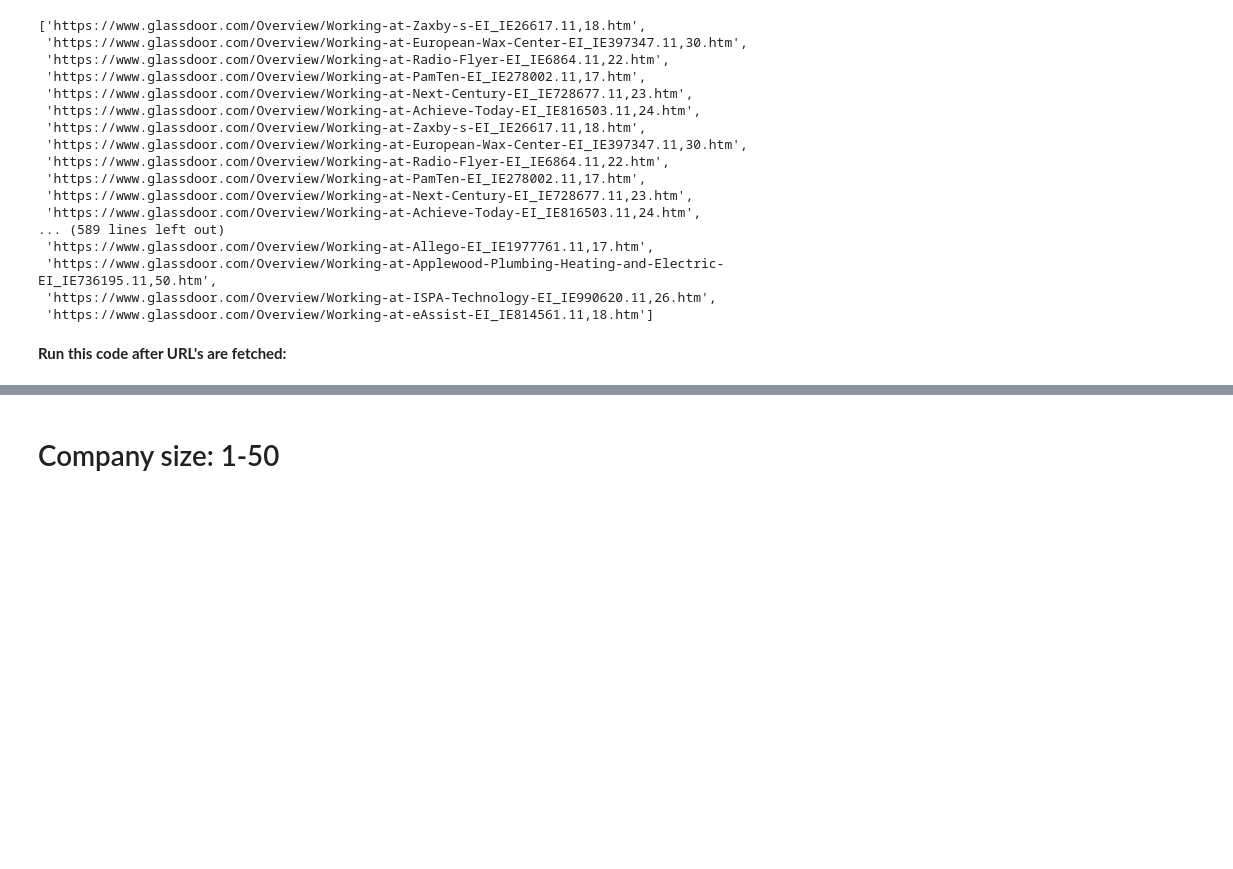
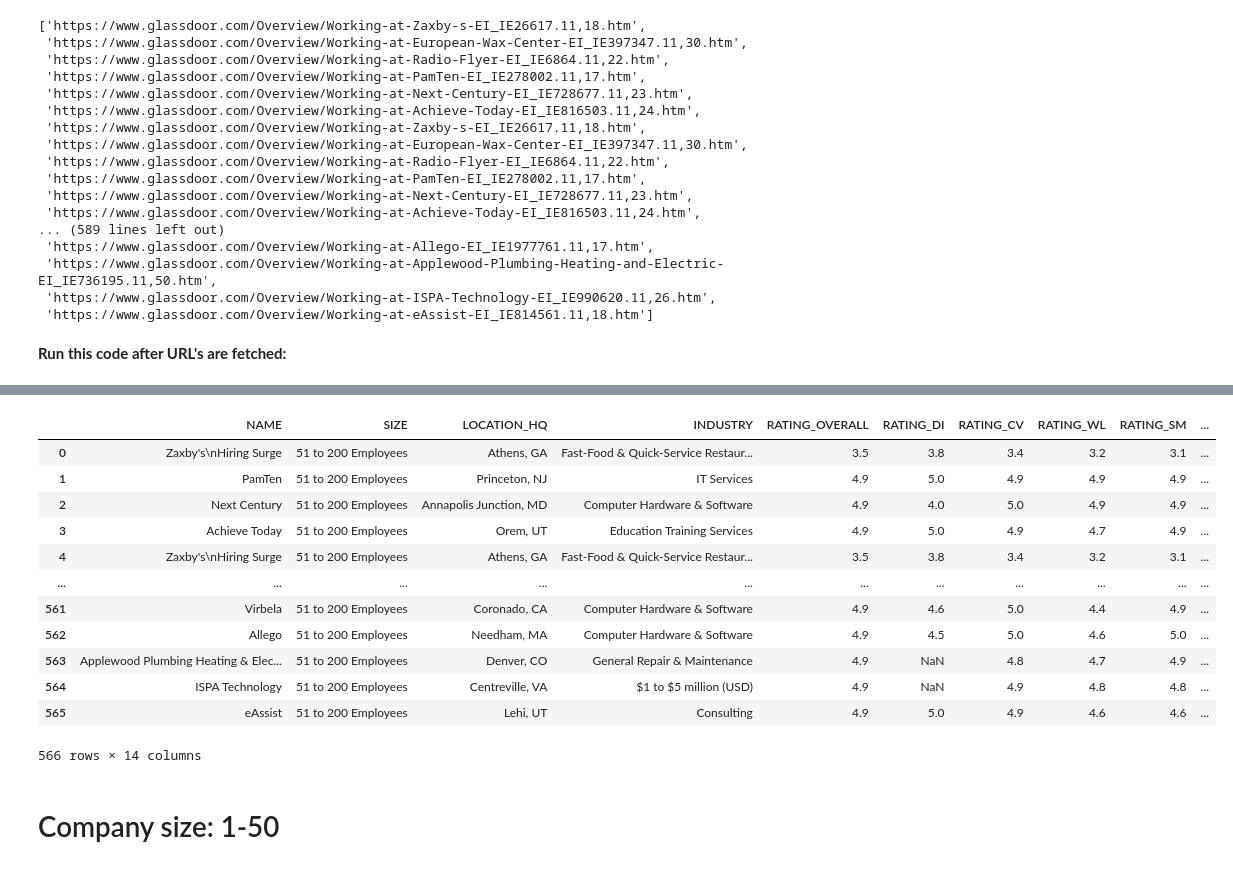
Before and after one commit to cierra4prez/NLP_Diversity_and_Inclusion, a Jupyter notebook: scraper_suppliment.ipynb, the cells around one changed output, grey strips where cells are left out. Cells and saved outputs as stored; diff of their text form; code cells hidden in the pictures; blank space fills up the shorter version.

```diff
--- a/scraper_suppliment.ipynb
+++ b/scraper_suppliment.ipynb
@@ -479,5 +1121,21 @@ unsuccessful_links51to200
 # %%
 df_51to200
+# %%
+pd.read_csv('data/glassdoor_ratings_51to200.csv')
+# %% [output]
+|  | NAME | SIZE | LOCATION_HQ | INDUSTRY | RATING_OVERALL | RATING_DI | RATING_CV | RATING_WL | RATING_SM | ... |
+| 0 | Zaxby's\nHiring Surge | 51 to 200 Employees | Athens, GA | Fast-Food & Quick-Service Restaur... | 3.5 | 3.8 | 3.4 | 3.2 | 3.1 | ... |
+| 1 | PamTen | 51 to 200 Employees | Princeton, NJ | IT Services | 4.9 | 5.0 | 4.9 | 4.9 | 4.9 | ... |
+| 2 | Next Century | 51 to 200 Employees | Annapolis Junction, MD | Computer Hardware & Software | 4.9 | 4.0 | 5.0 | 4.9 | 4.9 | ... |
+| 3 | Achieve Today | 51 to 200 Employees | Orem, UT | Education Training Services | 4.9 | 5.0 | 4.9 | 4.7 | 4.9 | ... |
+| 4 | Zaxby's\nHiring Surge | 51 to 200 Employees | Athens, GA | Fast-Food & Quick-Service Restaur... | 3.5 | 3.8 | 3.4 | 3.2 | 3.1 | ... |
+| ... | ... | ... | ... | ... | ... | ... | ... | ... | ... | ... |
+| 561 | Virbela | 51 to 200 Employees | Coronado, CA | Computer Hardware & Software | 4.9 | 4.6 | 5.0 | 4.4 | 4.9 | ... |
+| 562 | Allego | 51 to 200 Employees | Needham, MA | Computer Hardware & Software | 4.9 | 4.5 | 5.0 | 4.6 | 5.0 | ... |
+| 563 | Applewood Plumbing Heating & Elec... | 51 to 200 Employees | Denver, CO | General Repair & Maintenance | 4.9 | NaN | 4.8 | 4.7 | 4.9 | ... |
+| 564 | ISPA Technology | 51 to 200 Employees | Centreville, VA | $1 to $5 million (USD) | 4.9 | NaN | 4.9 | 4.8 | 4.8 | ... |
+| 565 | eAssist | 51 to 200 Employees | Lehi, UT | Consulting | 4.9 | 5.0 | 4.9 | 4.6 | 4.6 | ... |
+566 rows × 14 columns
 # %%
 driver.close()
 driver.quit()
```
Also changed, not shown: parts of 4 cells of this notebook, 7 other files.
